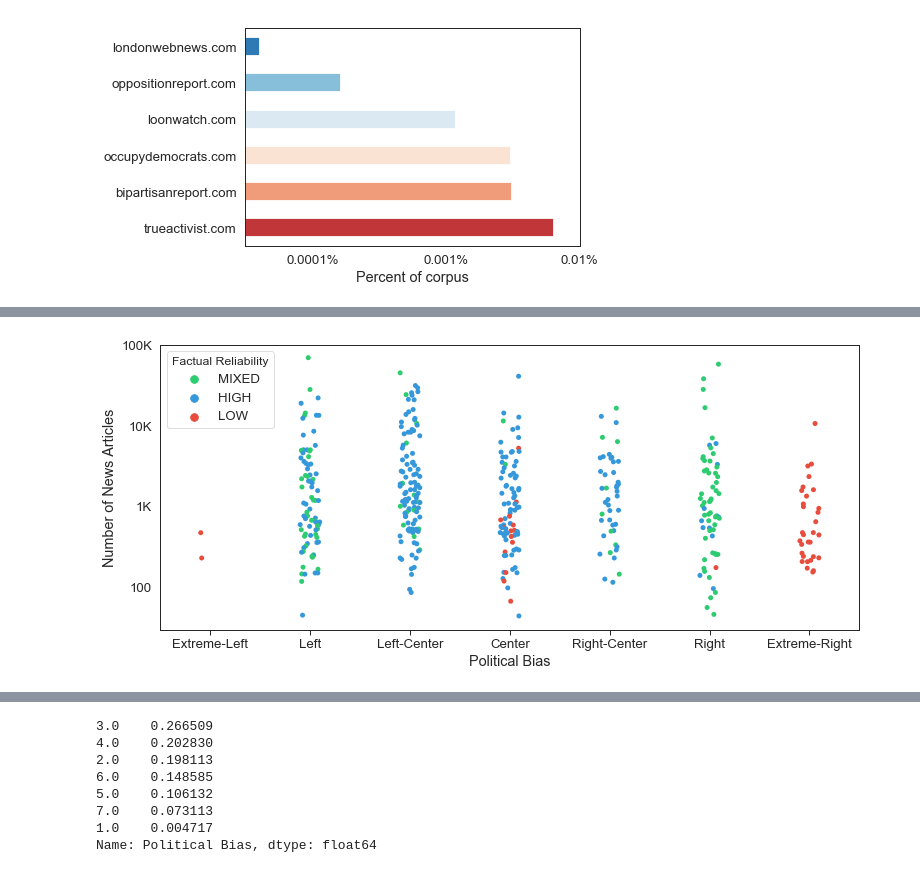
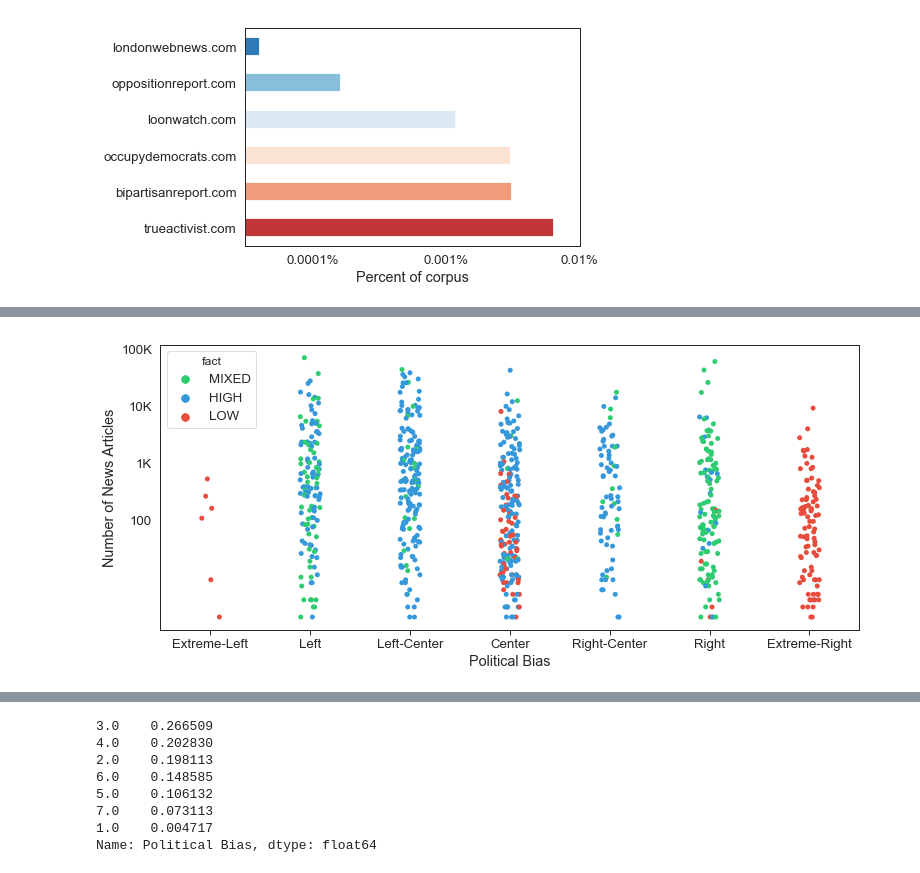
Before and after one commit to allenai/real-toxicity-prompts, a Jupyter notebook: notebooks/suchin_analysis.ipynb, the cells around one changed output, grey strips where cells are left out. Cells and saved outputs as stored; diff of their text form; code cells hidden in the pictures.

```diff
--- a/notebooks/suchin_analysis.ipynb
+++ b/notebooks/suchin_analysis.ipynb
@@ -24,0 +270,2 @@ import spacy
+# %%
+master_z['is_dup'] = master_z.filename.isin(dups)
@@ -24,0 +361,8 @@ import spacy
+# %%
+data = master_z.domain.value_counts().reset_index()
+data.columns = ['domain', '# of Documents']
+site_biases  = data.merge(site_bias, how='left',on='domain')
+domain_toxicity = master_z.groupby('domain').is_toxic_only.sum().reset_index()
+domain_toxicity.columns = ['domain', '# of Toxic Documents']
+site_biases = site_biases.merge(domain_toxicity, on='domain')
+site_biases['prop_documents'] = (site_biases['# of Toxic Documents'] / site_biases['# of Documents']) * 100
@@ -24,0 +415,4 @@ import spacy
+# %%
+site_biases['fact_numeric'] = site_biases['fact'].apply(bucket)
+site_biases['bias_numeric'] = site_biases['bias'].apply(bucket)
+site_biases.loc[site_biases['# of Documents'] > 10][['fact_numeric', 'prop_documents']].corr(method='spearman')
@@ -24,0 +636,20 @@ import spacy
+# %%
+fig, axes = plt.subplots(1,1, figsize=(4,3))
+sns.set(context="paper", style="white", font_scale=1.7)
+sns.boxplot(data=site_biases.drop_duplicates(subset=['domain']).dropna(), x='fact', y='# of Documents', order=["HIGH", "MIXED", "LOW"], linewidth=2.5, ax=axes)
+axes.set_yscale('log')
+axes.set_yticks([10,100, 1000, 10000, 100000])
+axes.set_yticklabels([10, 100, "1K", "10K", "100K"])
+axes.set_xticklabels(["High", "Mixed", "Low"])
+
+
+# low_df = (urls.loc[urls['fact'] == 'LOW'].domain.value_counts()).head(n=10).reset_index()
+# low_df.columns = ['Domain', "Number of Documents"]
+# data = low_df.sort_values(by='Number of Documents', ascending=True)
+# sns.barplot(data=data, x='Number of Documents', y='Domain', palette=sns.cubehelix_palette(10, start=.5, rot=-.75, reverse=False), ax=axes[1])
+# axes[1].set_xscale('log')
+# axes[1].set_xlim([0, 10000])
+# axes[1].set_xticks([100, 1000, 10000])
+# axes[1].set_xticklabels(["100", "1K", "10K"])
+plt.tight_layout()
+plt.savefig("fact.pdf", dpi=300)
@@ -630,18 +1431,19 @@ ax.xaxis.tick_bottom()
 # %%
 fig = plt.figure(figsize=(11,5))
 palette = sns.color_palette(["#2ecc71","#3498db", "#e74c3c" ])
 
 sns.set(context="paper", style="white", font_scale=1.5, palette=palette, color_codes=False)
-ax = sns.stripplot(data=url_pop_master.dropna(), x="Political Bias", size=5, y="# of Documents", hue="Factual Reliability",  jitter=0.1)
+ax = sns.stripplot(data=site_biases.dropna(), x="bias_numeric", size=5, y="# of Documents", hue="fact",  jitter=0.1)
 ax.set_yscale('log')
+ax.set_xlabel("Political Bias")
 ax.set_ylabel("Number of News Articles")
 ax.set_yticks([100, 1000, 10000, 100000])
 ax.set_yticklabels([100, "1K", "10K", "100K"])
 ax.set_xticks([0,1, 2, 3, 4, 5, 6])
 ax.set_xticklabels(["Extreme-Left", "Left", "Left-Center", "Center", "Right-Center", "Right", "Extreme-Right"])
 
 ax.xaxis.tick_bottom()
 plt.tight_layout()
 plt.savefig("news_bias.pdf", dpi=300)
 # %% [output]
-[figure, old version]
+[figure, new version]
```
Also changed, not shown: parts of 105 cells of this notebook, 2 other files.
